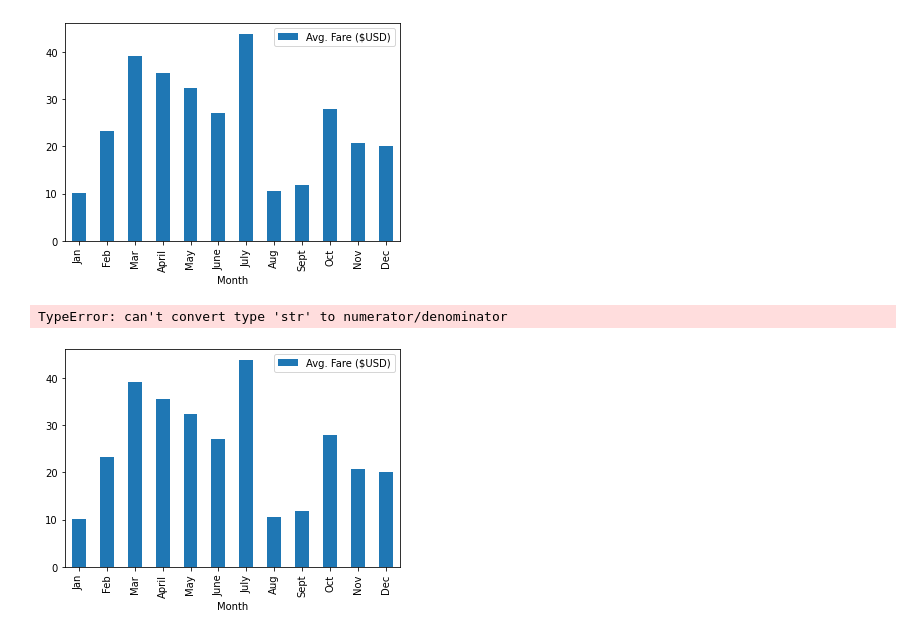
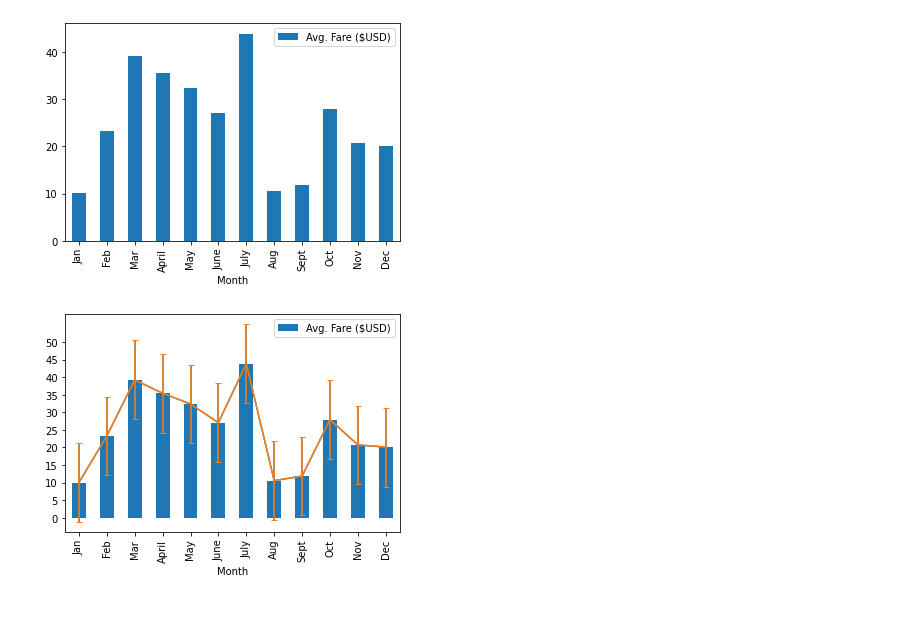
Before and after one commit to Monica-Ramos/PyBer_Analysis, a Jupyter notebook: PyBer_ride_data.ipynb, the cells around one changed output. Drawn from its saved outputs; the diff is of its cells as text; code cells hidden in the pictures.

```diff
--- a/PyBer_ride_data.ipynb
+++ b/PyBer_ride_data.ipynb
@@ -58,34 +58,33 @@ plt.show()
 # %%
 #SKILLDRILL
 
 %matplotlib inline
 
 # Import dependencies.
 import matplotlib.pyplot as plt
 import statistics
 
 x_axis="Month"
 y_axis="Avg. Fare ($USD)"
 pyber_ride_df.plot.bar(x_axis,y_axis)
 
 
 
 # Get the standard deviation of the values in the y-axis.
-stdev = statistics.stdev(y_axis)
+stdev = statistics.stdev(pyber_ride_df[y_axis])
 stdev
 
 #Add error bars
-plt.errorbar( x_axis,y_axis, yerr=stdev)
+plt.errorbar(pyber_ride_df[x_axis],pyber_ride_df[y_axis], yerr=stdev)
 
 #Adding a cap  to the error bars that's equal to a scalar value
-plt.errorbar( x_axis,y_axis, yerr=stdev, capsize=3)
+plt.errorbar(pyber_ride_df[x_axis],pyber_ride_df[y_axis], yerr=stdev, capsize=3)
 
 #Rotate the labels on the x-axis to horizontal.
 
 #Set the y-axis increment to every $5.
-plt.xticks(np.arange(0, 51, step=5.0))
+plt.yticks(np.arange(0, 51, step=5.0))
 
 plt.show()
 # %% [output]
-TypeError: can't convert type 'str' to numerator/denominator
-[figure, old version]
+[figure, new version]
```
Also changed, not shown: 1 other file.
